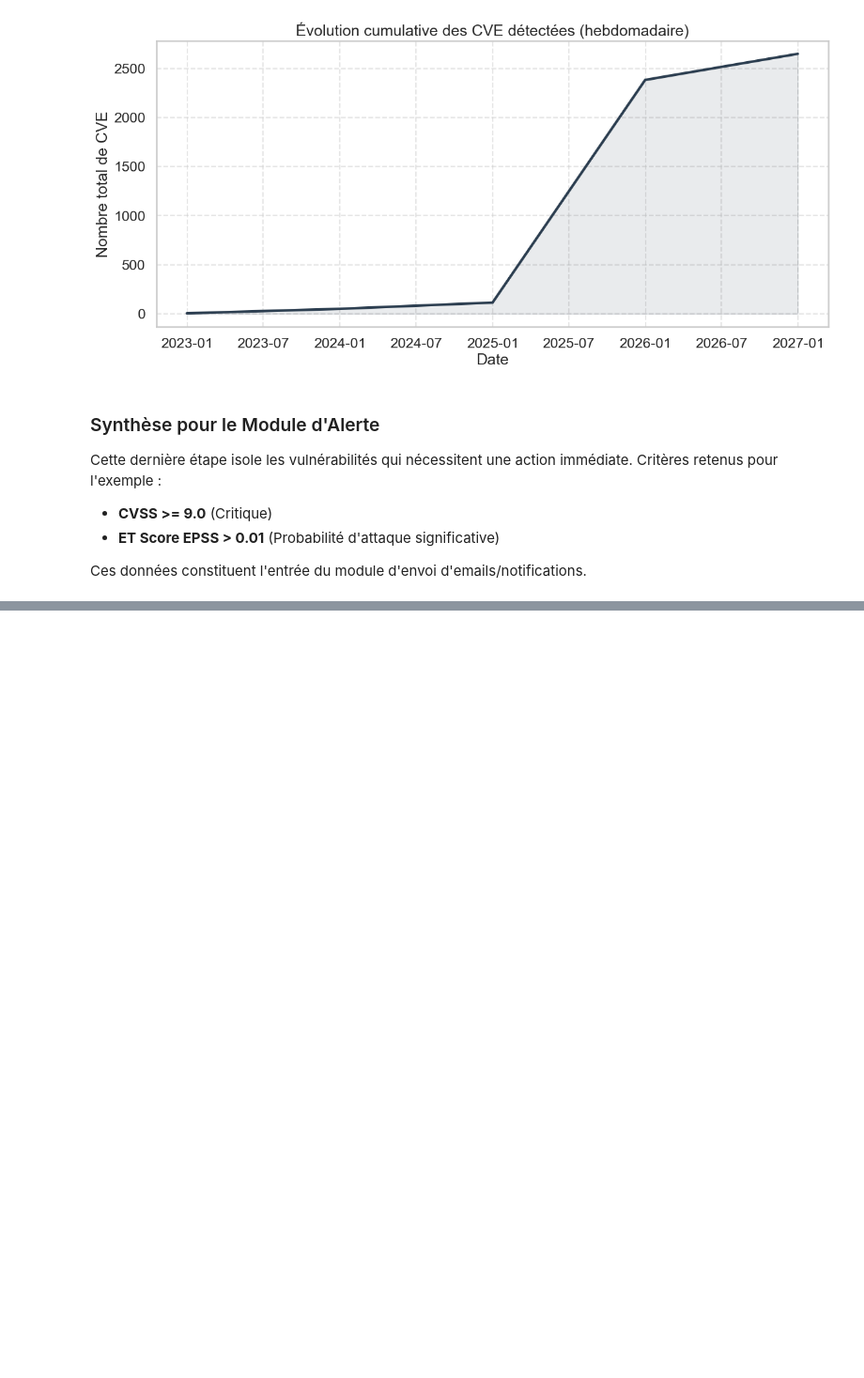
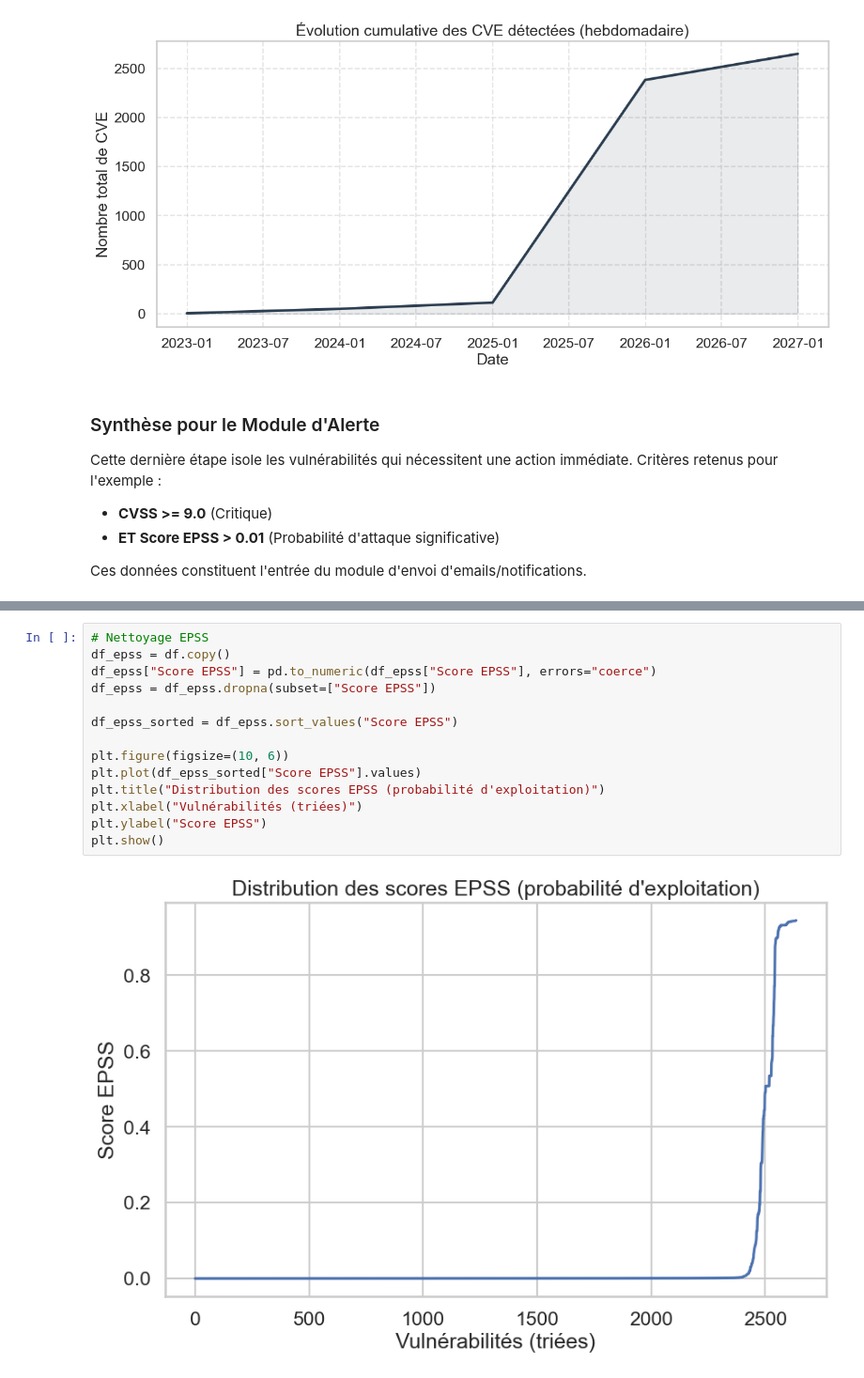
Before and after one commit to Ikseno/projet_anssi, a Jupyter notebook: notebook.ipynb, the cells around one changed output, grey strips where cells are left out. Shown at 94% size. Saved outputs shown, nothing was run; the diff lists cells and outputs as text; blank space fills up the shorter version.

```diff
--- a/notebook.ipynb
+++ b/notebook.ipynb
@@ -337,3 +334,19 @@ Vulnérabilités PRIORITAIRES (CVSS >= 9.0 + EPSS > 0.01) : 67
 | 59 | CVE-2024-21887 | 9.1 | 0.94412 | Ivanti | IPS |
 | 58 | CVE-2024-21887 | 9.1 | 0.94412 | Ivanti | ICS |
 | 48 | CVE-2023-4966 | 9.4 | 0.94348 | Citrix | NetScaler ADC |
+# %%
+# Nettoyage EPSS
+df_epss = df.copy()
+df_epss["Score EPSS"] = pd.to_numeric(df_epss["Score EPSS"], errors="coerce")
+df_epss = df_epss.dropna(subset=["Score EPSS"])
+
+df_epss_sorted = df_epss.sort_values("Score EPSS")
+
+plt.figure(figsize=(10, 6))
+plt.plot(df_epss_sorted["Score EPSS"].values)
+plt.title("Distribution des scores EPSS (probabilité d'exploitation)")
+plt.xlabel("Vulnérabilités (triées)")
+plt.ylabel("Score EPSS")
+plt.show()
+# %% [output]
+[figure, added]
```
Also changed, not shown: parts of 5 cells of this notebook.
